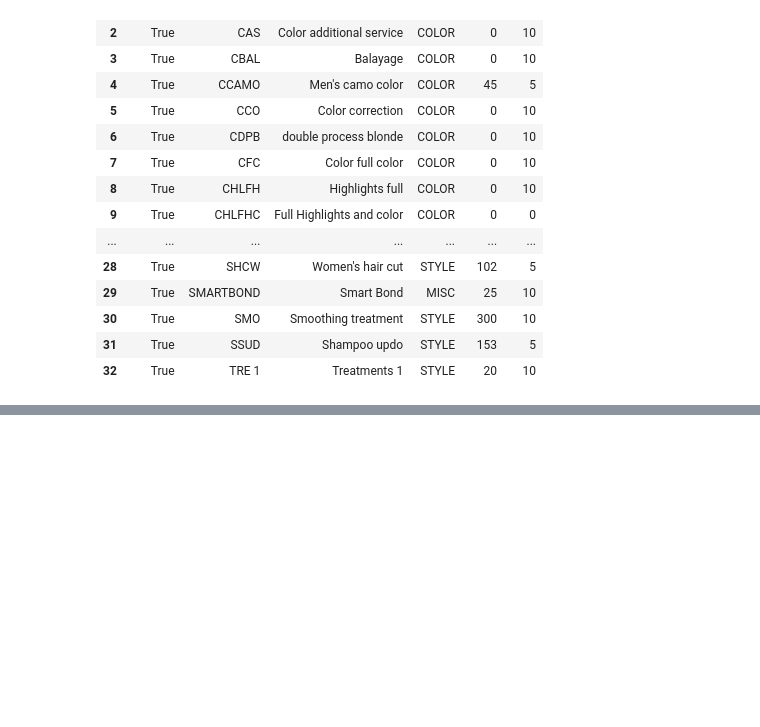
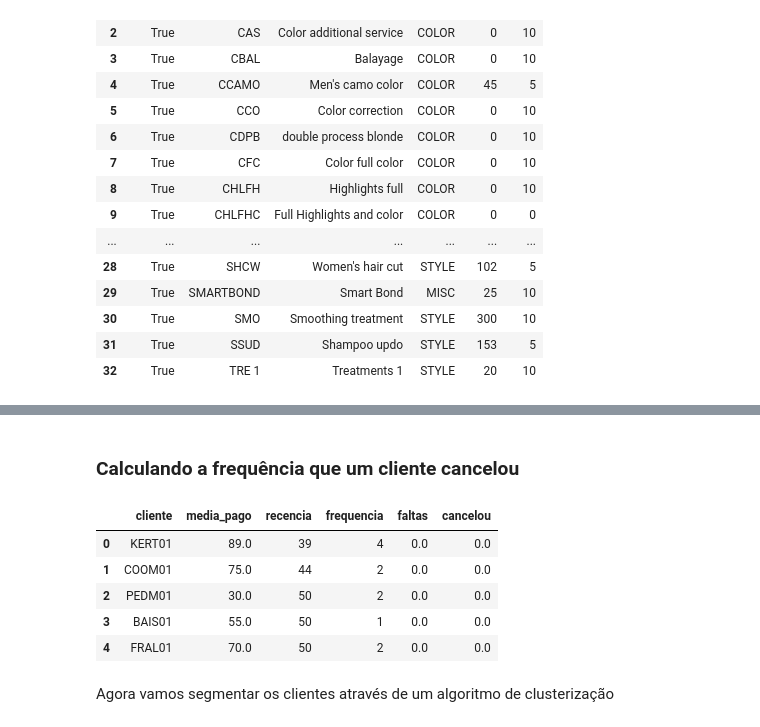
Before and after one commit to Alexandre-Esposte/Reserva_Nao_Honrada, a Jupyter notebook: notebooks/analises.ipynb, the cells around one changed output, grey strips where cells are left out. Saved outputs shown, nothing was run; the diff lists cells and outputs as text; code cells hidden in the pictures; blank space fills up the shorter version.

```diff
--- a/notebooks/analises.ipynb
+++ b/notebooks/analises.ipynb
@@ -604,0 +779,3 @@ servicos
+# %%
+data_referencia = transacoes['Date'].max()
+data_referencia
@@ -604,0 +784,7 @@ servicos
+# %%
+recencia = (data_referencia - transacoes.groupby('Client')['Date'].max()).to_frame().reset_index()
+recencia.columns=['cliente','recencia']
+recencia['recencia'] = recencia['recencia'].dt.days
+
+compilado = pd.merge(left=compilado,right=recencia,on='cliente',how='left')
+compilado.head()
@@ -604,0 +826,16 @@ servicos
+# %% [markdown]
+### Calculando a frequência que um cliente cancelou
+# %%
+cancelou = cancelados.groupby('Code').size().to_frame(name='cancelou').reset_index().rename({'Code':'cliente'},axis=1)
+compilado = pd.merge(left=compilado,right=cancelou,on='cliente',how='left')
+compilado = compilado.fillna(0)
+compilado.head()
+# %% [output]
+|  | cliente | media_pago | recencia | frequencia | faltas | cancelou |
+| 0 | KERT01 | 89.0 | 39 | 4 | 0.0 | 0.0 |
+| 1 | COOM01 | 75.0 | 44 | 2 | 0.0 | 0.0 |
+| 2 | PEDM01 | 30.0 | 50 | 2 | 0.0 | 0.0 |
+| 3 | BAIS01 | 55.0 | 50 | 1 | 0.0 | 0.0 |
+| 4 | FRAL01 | 70.0 | 50 | 2 | 0.0 | 0.0 |
+# %% [markdown]
+Agora vamos segmentar os clientes através de um algoritmo de clusterização
```
Also changed, not shown: parts of 36 cells of this notebook, 1 other file.
